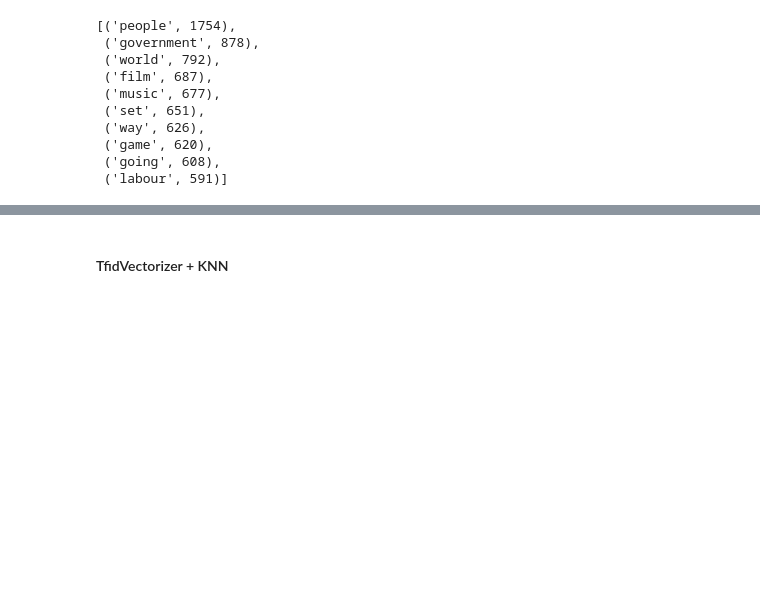
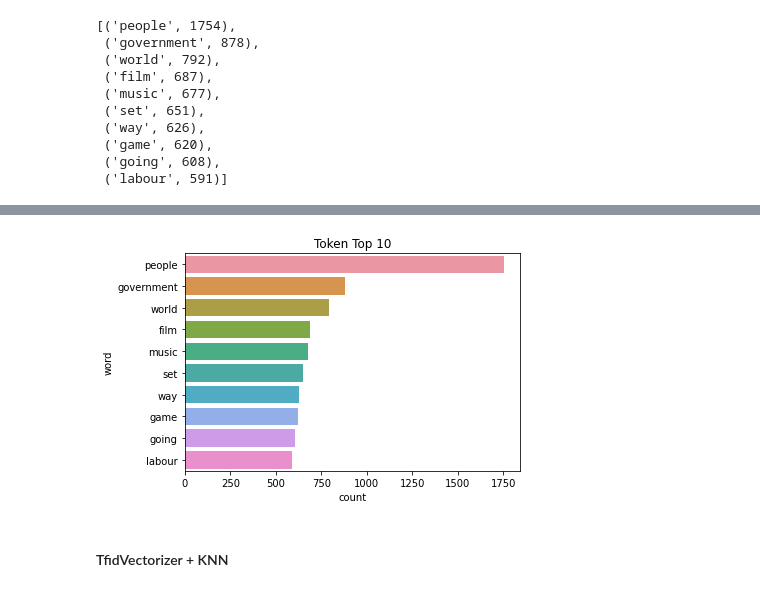
Before and after one commit to threegenie/knn_project, a Jupyter notebook: bbc_project.ipynb, the cells around one changed output, grey strips where cells are left out. Cells and saved outputs as stored; diff of their text form; code cells hidden in the pictures; blank space fills up the shorter version.

```diff
--- a/bbc_project.ipynb
+++ b/bbc_project.ipynb
@@ -192,3 +198,10 @@ plt.show()
+# %%
+sns.set_palette('GnBu')
+sns.barplot(x=wc['count'][:10],y=wc['word'][:10],orient='h')
+plt.title('Token Top 10')
+plt.show()
+# %% [output]
+[figure, added]
 # %% [markdown]
 #### TfidVectorizer + KNN
 # %%
```
Also changed, not shown: parts of 11 cells of this notebook.
